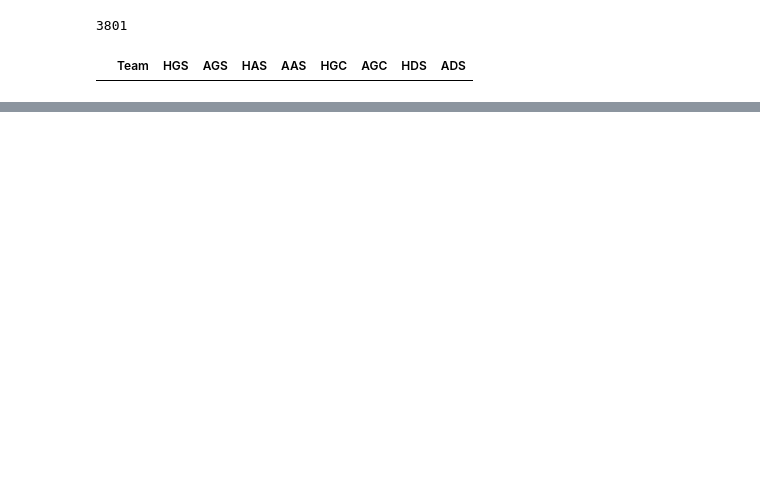
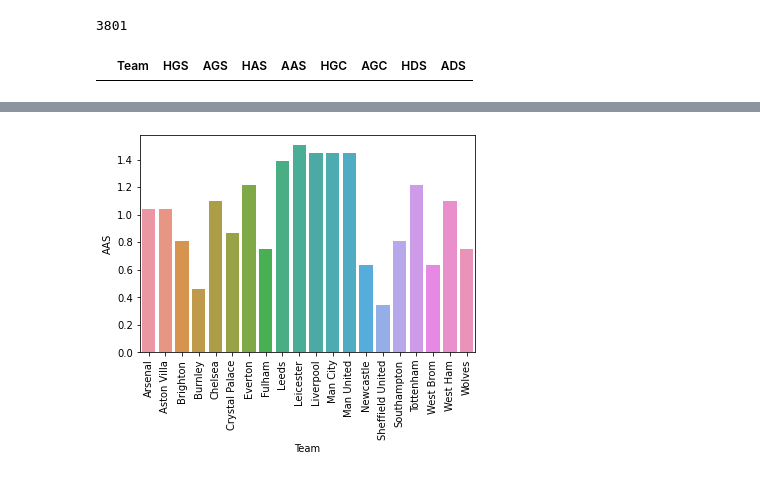
Before and after one commit to ShaneMcGinley/Football_Prediction, a Jupyter notebook: Predicting.ipynb, the cells around one changed output, grey strips where cells are left out. Cells and saved outputs as stored; diff of their text form; code cells hidden in the pictures; blank space fills up the shorter version.

```diff
--- a/Predicting.ipynb
+++ b/Predicting.ipynb
@@ -622,0 +717,6 @@ for item in has_plot.get_xticklabels():
+# %%
+has_plot = sns.barplot(table_20.Team,table_20.AAS)
+for item in has_plot.get_xticklabels():
+    item.set_rotation(90)
+# %% [output]
+[figure, added]
```
Also changed, not shown: parts of 30 cells of this notebook.
